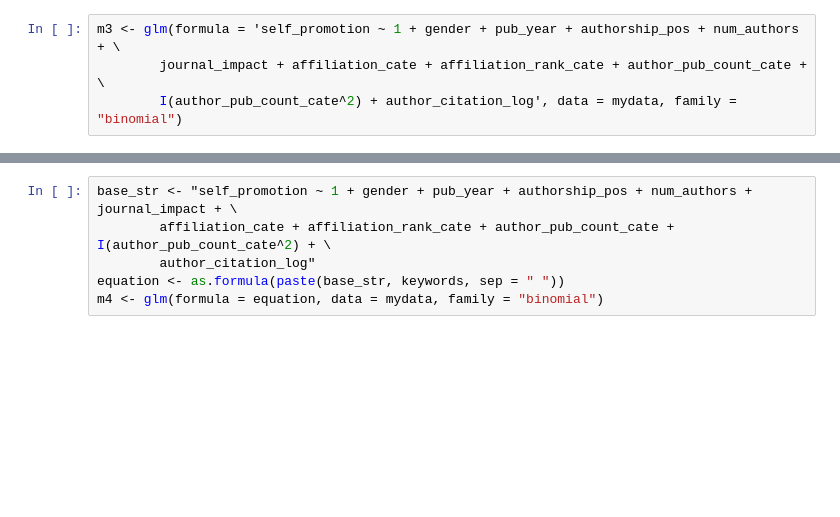
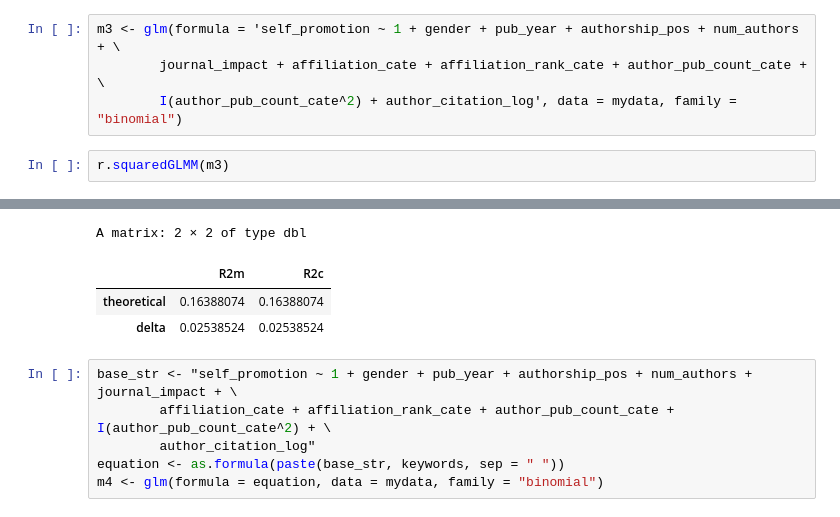
Before and after one commit to haoopeng/gender_promotion, a Jupyter notebook: R_code_reg_disparity_rate_F_M_all_years.ipynb, the cells around one changed output, grey strips where cells are left out. Cells and saved outputs as stored; diff of their text form; blank space fills up the shorter version.

```diff
--- a/R_code_reg_disparity_rate_F_M_all_years.ipynb
+++ b/R_code_reg_disparity_rate_F_M_all_years.ipynb
@@ -160,3 +181,6 @@ m2 <- glm(formula = 'self_promotion ~ 1 + gender + pub_year + authorship_pos + n
 m3 <- glm(formula = 'self_promotion ~ 1 + gender + pub_year + authorship_pos + num_authors + \
         journal_impact + affiliation_cate + affiliation_rank_cate + author_pub_count_cate + \
         I(author_pub_count_cate^2) + author_citation_log', data = mydata, family = "binomial")
+# %%
+r.squaredGLMM(m3)
+# %% [output]
@@ -163,3 +189,7 @@ m3 <- glm(formula = 'self_promotion ~ 1 + gender + pub_year + authorship_pos + n
+A matrix: 2 × 2 of type dbl
+|  | R2m | R2c |
+| theoretical | 0.16388074 | 0.16388074 |
+| delta | 0.02538524 | 0.02538524 |
 # %%
 base_str <- "self_promotion ~ 1 + gender + pub_year + authorship_pos + num_authors + journal_impact + \
         affiliation_cate + affiliation_rank_cate + author_pub_count_cate + I(author_pub_count_cate^2) + \
```
Also changed, not shown: parts of 8 cells of this notebook.
